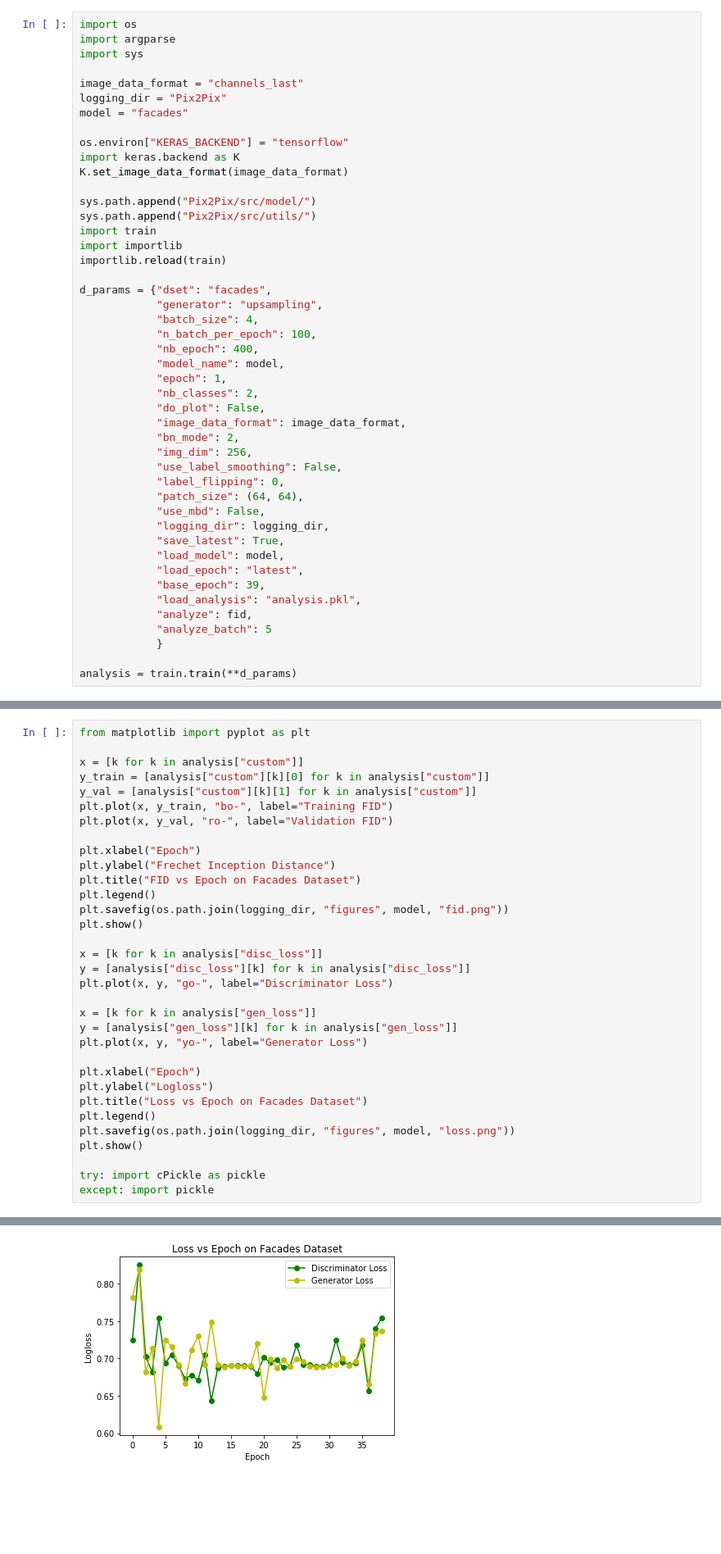
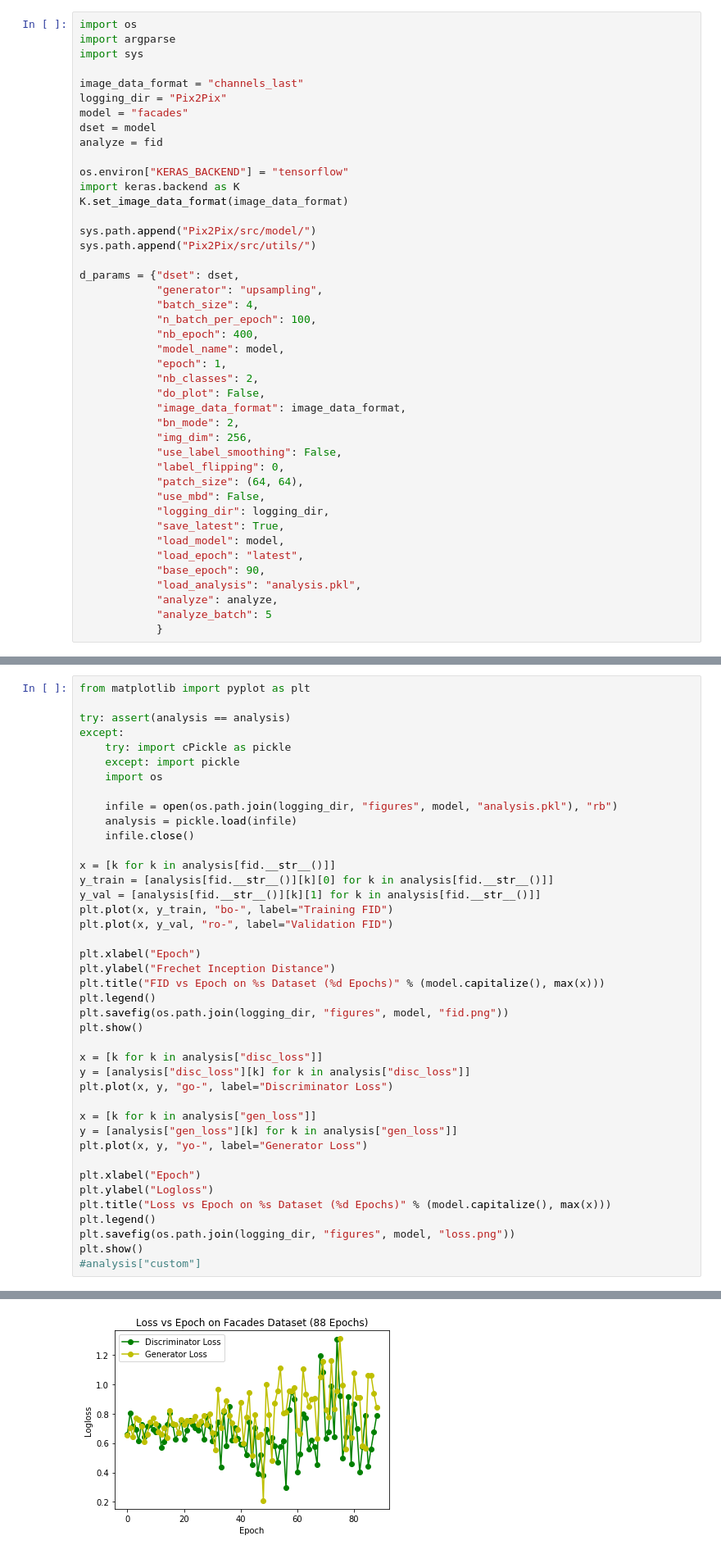
Before and after one commit to sagardsaxena/GAN, a Jupyter notebook: analyze.ipynb, the cells around one changed output, grey strips where cells are left out. Shown at 82% size. Cells and saved outputs as stored; diff of their text form; blank space fills up the shorter version.

Commit message:
Analyze Full Dataset

```diff
--- a/analyze.ipynb
+++ b/analyze.ipynb
@@ -50,6 +61,8 @@ import sys
 image_data_format = "channels_last"
 logging_dir = "Pix2Pix"
 model = "facades"
+dset = model
+analyze = fid
 
 os.environ["KERAS_BACKEND"] = "tensorflow"
 import keras.backend as K
@@ -57,11 +70,8 @@ K.set_image_data_format(image_data_format)
 
 sys.path.append("Pix2Pix/src/model/")
 sys.path.append("Pix2Pix/src/utils/")
-import train
-import importlib
-importlib.reload(train)
 
-d_params = {"dset": "facades",
+d_params = {"dset": dset,
             "generator": "upsampling",
             "batch_size": 4,
             "n_batch_per_epoch": 100,
@@ -81,10 +91,8 @@ d_params = {"dset": "facades",
             "save_latest": True,
             "load_model": model,
             "load_epoch": "latest",
-            "base_epoch": 39,
+            "base_epoch": 90,
             "load_analysis": "analysis.pkl",
-            "analyze": fid,
+            "analyze": analyze,
             "analyze_batch": 5
             }
-
-analysis = train.train(**d_params)
@@ -93,15 +121,25 @@ Start training
 # %%
 from matplotlib import pyplot as plt
 
-x = [k for k in analysis["custom"]]
-y_train = [analysis["custom"][k][0] for k in analysis["custom"]]
-y_val = [analysis["custom"][k][1] for k in analysis["custom"]]
+try: assert(analysis == analysis)
+except:
+    try: import cPickle as pickle
+    except: import pickle
+    import os
+
+    infile = open(os.path.join(logging_dir, "figures", model, "analysis.pkl"), "rb")
+    analysis = pickle.load(infile)
+    infile.close()
+
+x = [k for k in analysis[fid.__str__()]]
+y_train = [analysis[fid.__str__()][k][0] for k in analysis[fid.__str__()]]
+y_val = [analysis[fid.__str__()][k][1] for k in analysis[fid.__str__()]]
 plt.plot(x, y_train, "bo-", label="Training FID")
 plt.plot(x, y_val, "ro-", label="Validation FID")
 
 plt.xlabel("Epoch")
 plt.ylabel("Frechet Inception Distance")
-plt.title("FID vs Epoch on Facades Dataset")
+plt.title("FID vs Epoch on %s Dataset (%d Epochs)" % (model.capitalize(), max(x)))
 plt.legend()
 plt.savefig(os.path.join(logging_dir, "figures", model, "fid.png"))
 plt.show()
@@ -116,11 +154,9 @@ plt.plot(x, y, "yo-", label="Generator Loss")
 
 plt.xlabel("Epoch")
 plt.ylabel("Logloss")
-plt.title("Loss vs Epoch on Facades Dataset")
+plt.title("Loss vs Epoch on %s Dataset (%d Epochs)" % (model.capitalize(), max(x)))
 plt.legend()
 plt.savefig(os.path.join(logging_dir, "figures", model, "loss.png"))
 plt.show()
-
-try: import cPickle as pickle
-except: import pickle
+#analysis["custom"]
 # %% [output]
@@ -128 +164 @@ except: import pickle
-[figure, old version]
+[figure, new version]
```
Also changed, not shown: parts of 13 cells of this notebook, 1 other file.
